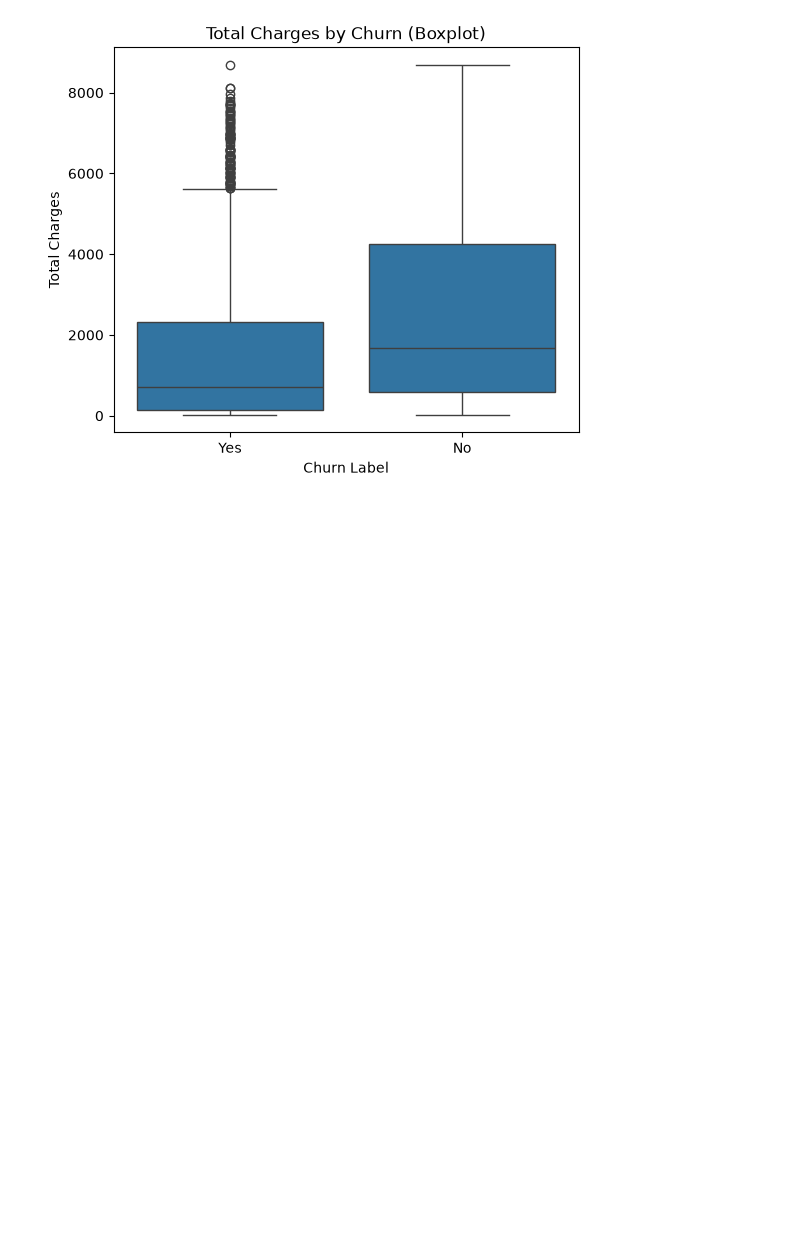
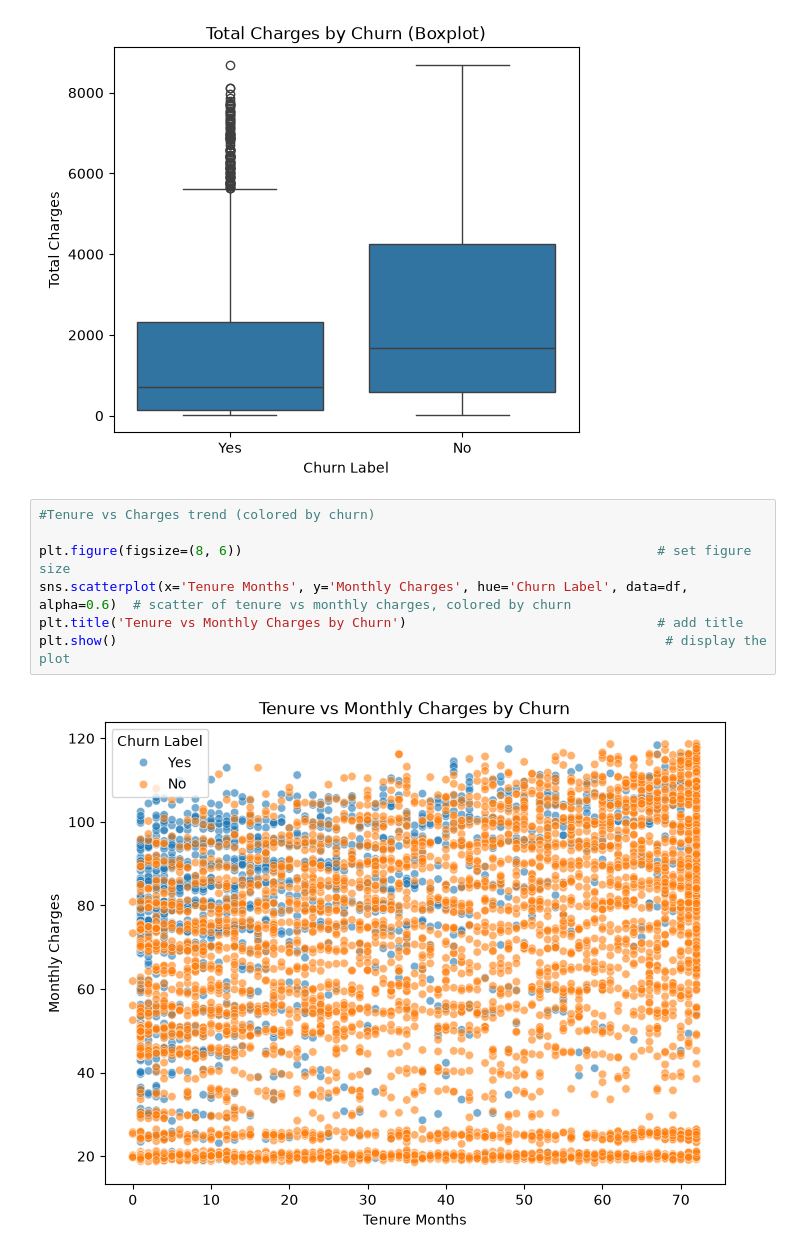
Before and after one commit to ABABUOTURI/customer-churn-prediction, a Jupyter notebook: notebooks/datacleaning.ipynb, the cells around one changed output. Drawn from its saved outputs; the diff is of its cells as text; blank space fills up the shorter version.

Commit message:
Step 17: tenure vs charges scatter plot colored by churn

```diff
--- a/notebooks/datacleaning.ipynb
+++ b/notebooks/datacleaning.ipynb
@@ -215,3 +215,12 @@ for col in numeric_cols:                                    # loop through the s
 [figure]
 [figure]
 [figure]
+# %%
+#Tenure vs Charges trend (colored by churn)
+
+plt.figure(figsize=(8, 6))                                                     # set figure size
+sns.scatterplot(x='Tenure Months', y='Monthly Charges', hue='Churn Label', data=df, alpha=0.6)  # scatter of tenure vs monthly charges, colored by churn
+plt.title('Tenure vs Monthly Charges by Churn')                                # add title
+plt.show()                                                                      # display the plot
+# %% [output]
+[figure, added]
```
